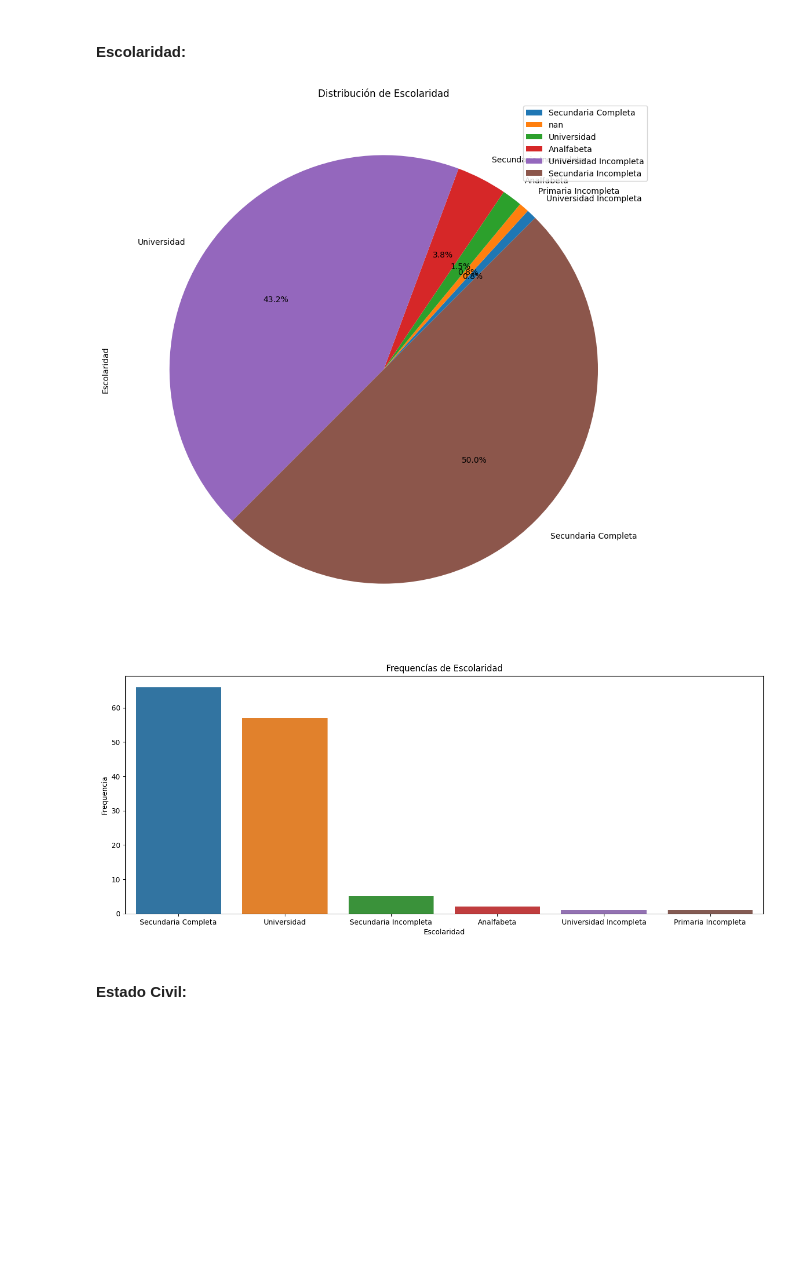
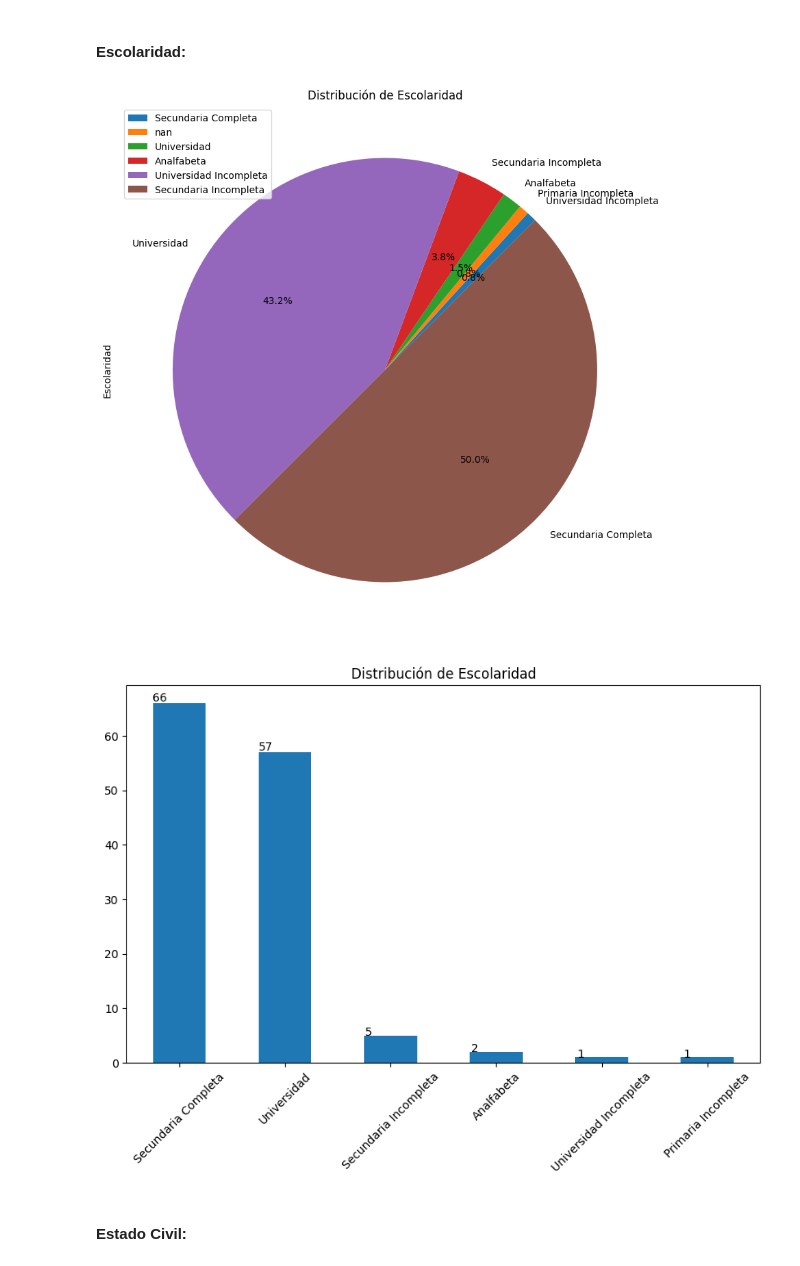
Before and after one commit to slesageq/Survivor_Analysis, a Jupyter notebook: analysis.ipynb, the cells around one changed output. Drawn from its saved outputs; the diff is of its cells as text; code cells hidden in the pictures; blank space fills up the shorter version.

Commit message:
Expanded univariate analysis

```diff
--- a/analysis.ipynb
+++ b/analysis.ipynb
@@ -230,8 +230,9 @@ print(f"The number of unique risk factors are: {len(unique_fr)}")
 The number of unique risk factors are: 122
 # %%
 # Counting the number of risk factors each patient has (This will be moved to the Feature Engineering section later).
-df["Número de FR"] = df["Factores de Riesgo"].str.count(", ") + 1
-df["Número de FR"].value_counts()
+
+df["Número de Factores de Riesgo"] = df["Factores de Riesgo"].str.count(", ") + 1
+df["Número de Factores de Riesgo"].value_counts()
 
 # Split the strings in 'Factores de Riesgo' on the comma and strip whitespace
 df['Factores de Riesgo'] = df['Factores de Riesgo'].str.split(',').apply(lambda x: [item.strip() for item in x])
@@ -718,10 +735,10 @@ def univariate_analysis(data, feature_name, rotate_labels=False, pie_percentage
 # %% [markdown]
 #### Escolaridad:
 # %%
-univariate_analysis(df, "Escolaridad")
+univariate_analysis(df, "Escolaridad", rotation=45, label_truncate=30, color_match=False)
 # %% [output]
-[figure, old version]
+[figure, new version]
-[figure, old version]
+[figure, new version]
 # %% [markdown]
 #### Estado Civil:
 # %%
```
Also changed, not shown: parts of 25 cells of this notebook.
